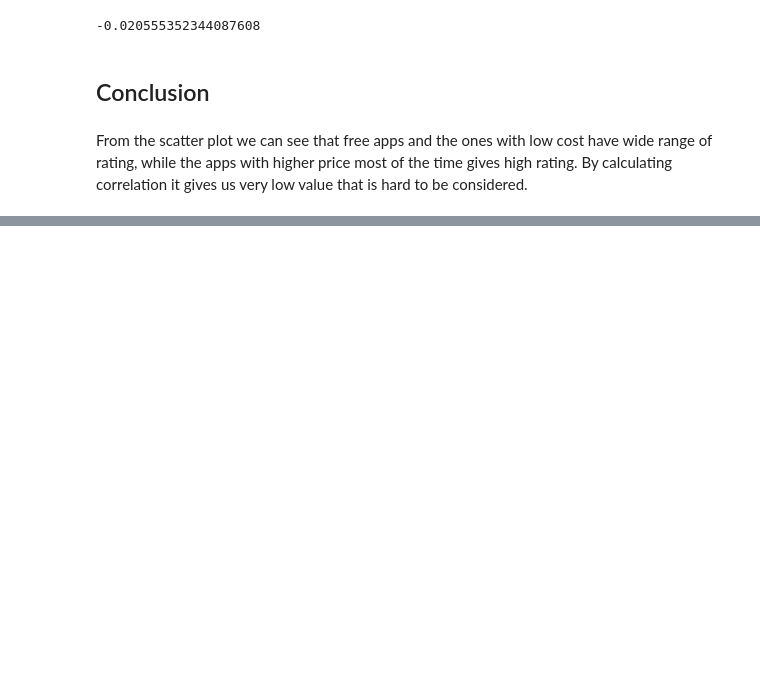
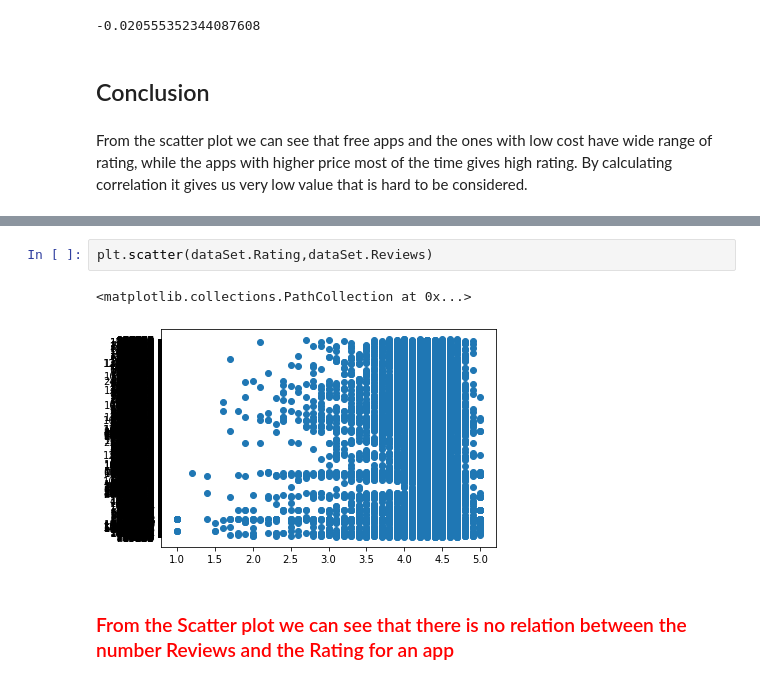
Before and after one commit to yasmeenel3sh/DataEngineeringCourseProject, a Jupyter notebook: google-play-store-apps/Final.ipynb, the cells around one changed output, grey strips where cells are left out. Cells and saved outputs as stored; diff of their text form; blank space fills up the shorter version.

```diff
--- a/google-play-store-apps/Final.ipynb
+++ b/google-play-store-apps/Final.ipynb
@@ -987,0 +980,7 @@ From the scatter plot we can see that free apps and the ones with low cost have
+# %%
+plt.scatter(dataSet.Rating,dataSet.Reviews)
+# %% [output]
+<matplotlib.collections.PathCollection at 0x...>
+[figure, added]
+# %% [markdown]
+### <span style="color:Red">  From the Scatter plot we can see that there is no relation between the number Reviews and the Rating for an app </span>
```
Also changed, not shown: parts of 31 cells of this notebook.
